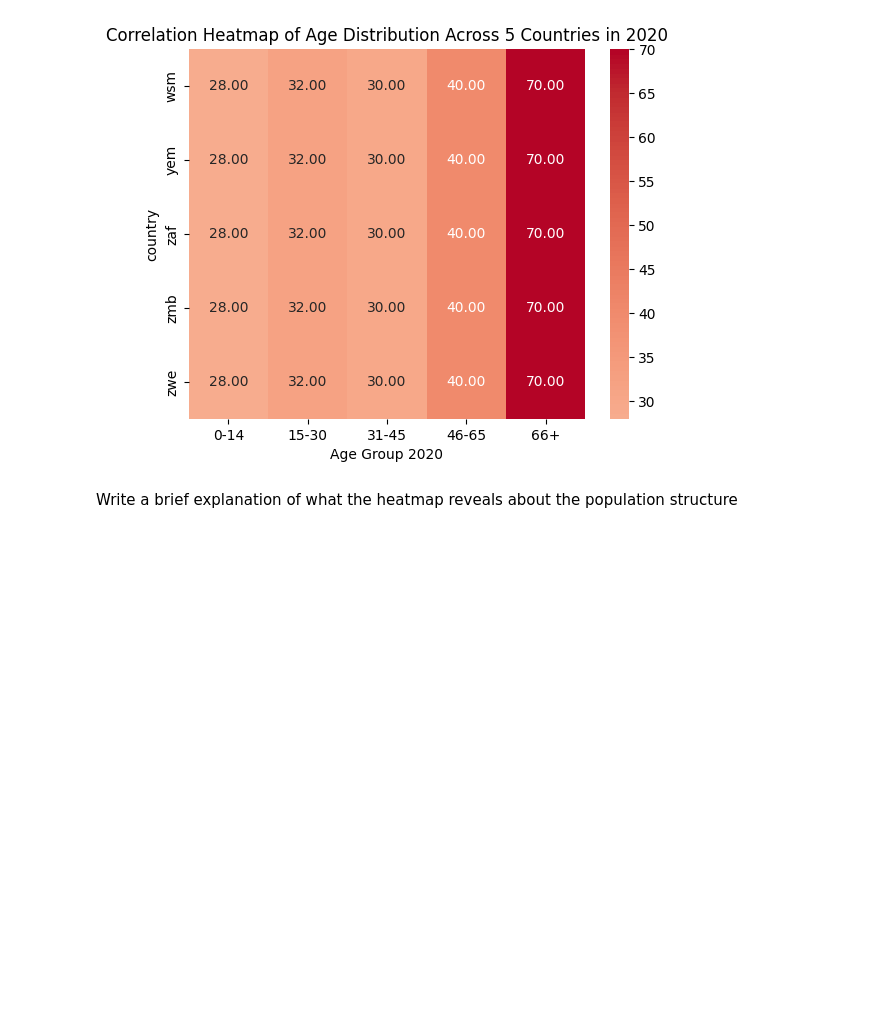
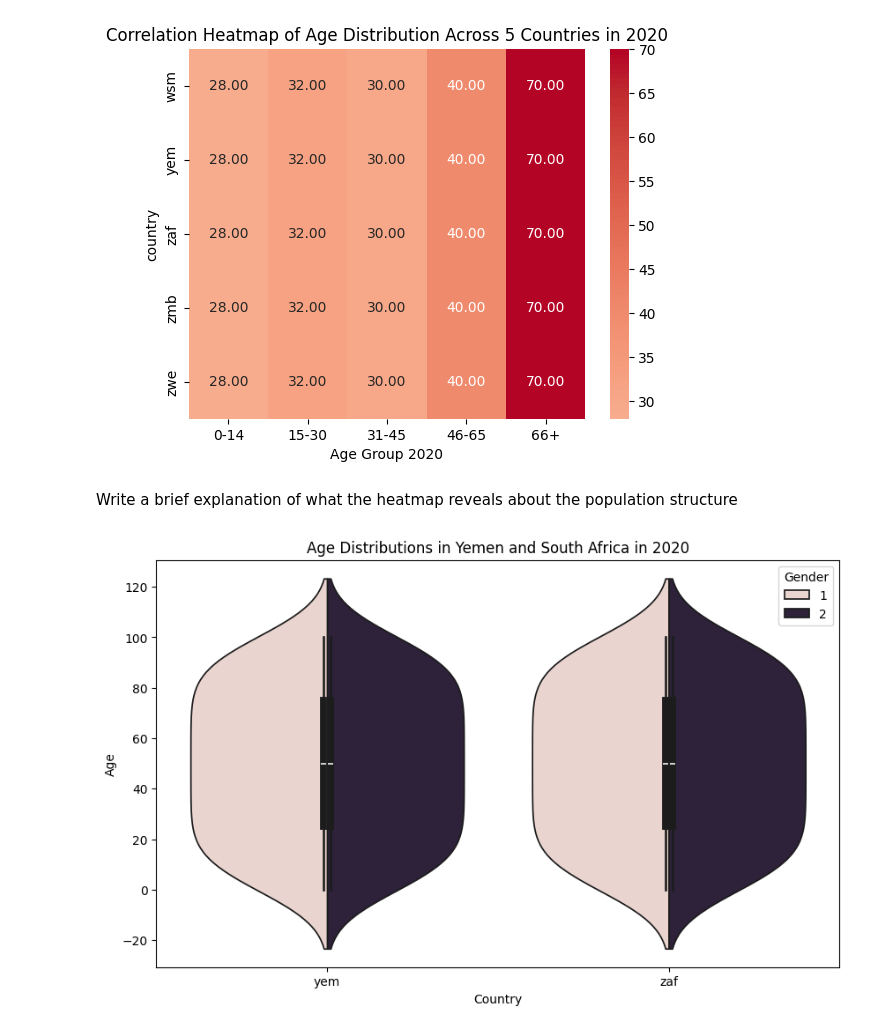
Before and after one commit to UCSF-DataSci/07-visualization-anagasuri, a Jupyter notebook: visualization.ipynb, the cells around one changed output. Drawn from its saved outputs; the diff is of its cells as text; code cells hidden in the pictures; blank space fills up the shorter version.

Commit message:
violin plot complete

```diff
--- a/visualization.ipynb
+++ b/visualization.ipynb
@@ -123,15 +123,28 @@ Write a brief explanation of what the heatmap reveals about the population struc
 # %%
 # 2. Create a pair of violin plots comparing the age distributions between two countries in 2020, separated by gender.
 #    - Create side-by-side violin plots using seaborn
 #    - Add clear labels and a title
 #    - Write a brief comparison of what the plots reveal
 
-gender_ratio = df.groupby('year').agg({
-    'population': lambda x: x[df['gender']=='f'].sum() / x[df['gender']=='m'].sum()
-})
+countriesCompare = ['yem', 'zaf']
+df_2020 = df[(df['year'] == 2020) & (df['country'].isin(countriesCompare))]
 
-ax = sns.violinplot(data=df, x='Age Group 2020', y='country')
-ax.set_title('Blood Pressure Distribution by Age Group')
+plt.figure(figsize=(10,6))
+
+sns.violinplot(x = 'country',
+               y = 'age',
+               hue = 'gender',
+               data = df_2020,
+               split = True
+               )
+
+plt.title('Age Distributions in Yemen and South Africa in 2020')
+plt.xlabel('Country')
+plt.ylabel('Age')
+plt.legend(title='Gender')
+plt.show()
+# %% [output]
+[figure, added]
 # %%
 # 3. Create a pairplot comparing population metrics across four countries:
 #    - Select four countries of your choice
```
